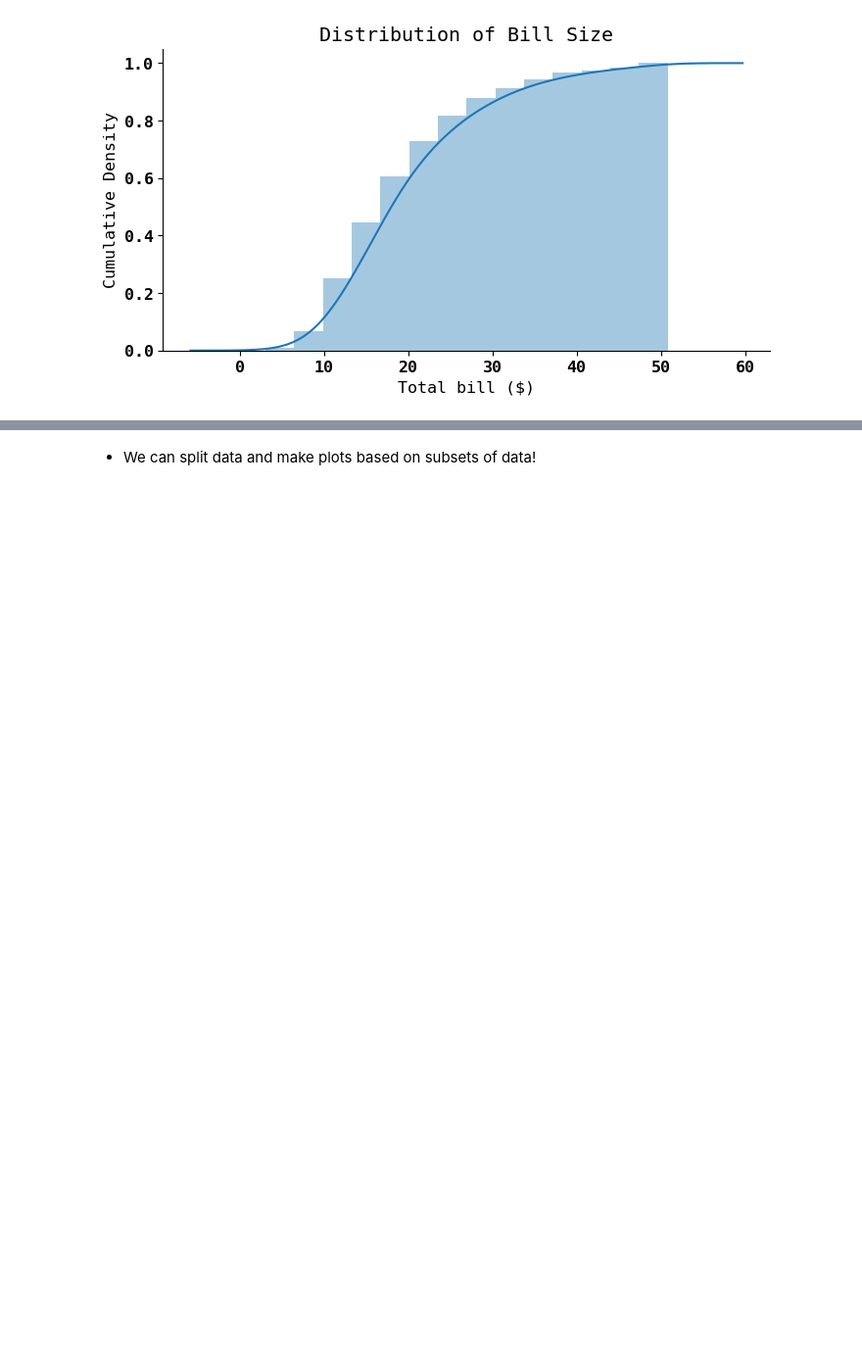
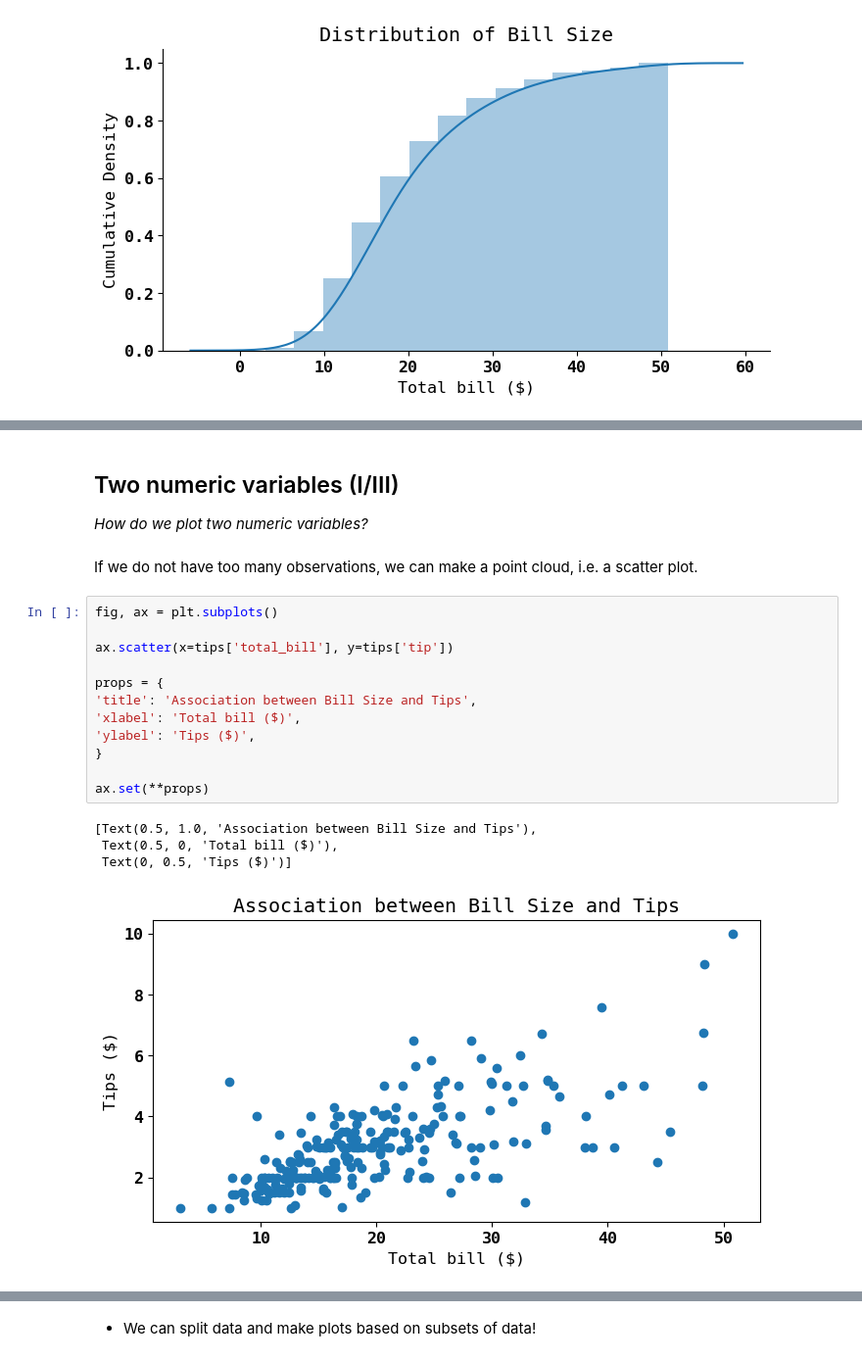
Before and after one commit to joachimkrasmussen/ISDS, a Jupyter notebook: session_3/module_3_slides.ipynb, the cells around one changed output, grey strips where cells are left out. Shown at 98% size. Drawn from its saved outputs; the diff is of its cells as text; blank space fills up the shorter version.

```diff
--- a/session_3/module_3_slides.ipynb
+++ b/session_3/module_3_slides.ipynb
@@ -406,0 +432,22 @@ One row for each observation
+# %% [markdown]
+## Two numeric variables (I/III)
+*How do we plot two numeric variables?*
+# %% [markdown]
+If we do not have too many observations, we can make a point cloud, i.e. a scatter plot.
+# %%
+fig, ax = plt.subplots()
+
+ax.scatter(x=tips['total_bill'], y=tips['tip'])
+
+props = {
+'title': 'Association between Bill Size and Tips',
+'xlabel': 'Total bill ($)',
+'ylabel': 'Tips ($)',
+}
+
+ax.set(**props)
+# %% [output]
+[Text(0.5, 1.0, 'Association between Bill Size and Tips'),
+ Text(0.5, 0, 'Total bill ($)'),
+ Text(0, 0.5, 'Tips ($)')]
+[figure, added]
```
Also changed, not shown: parts of 76 cells of this notebook, 1 other file.
